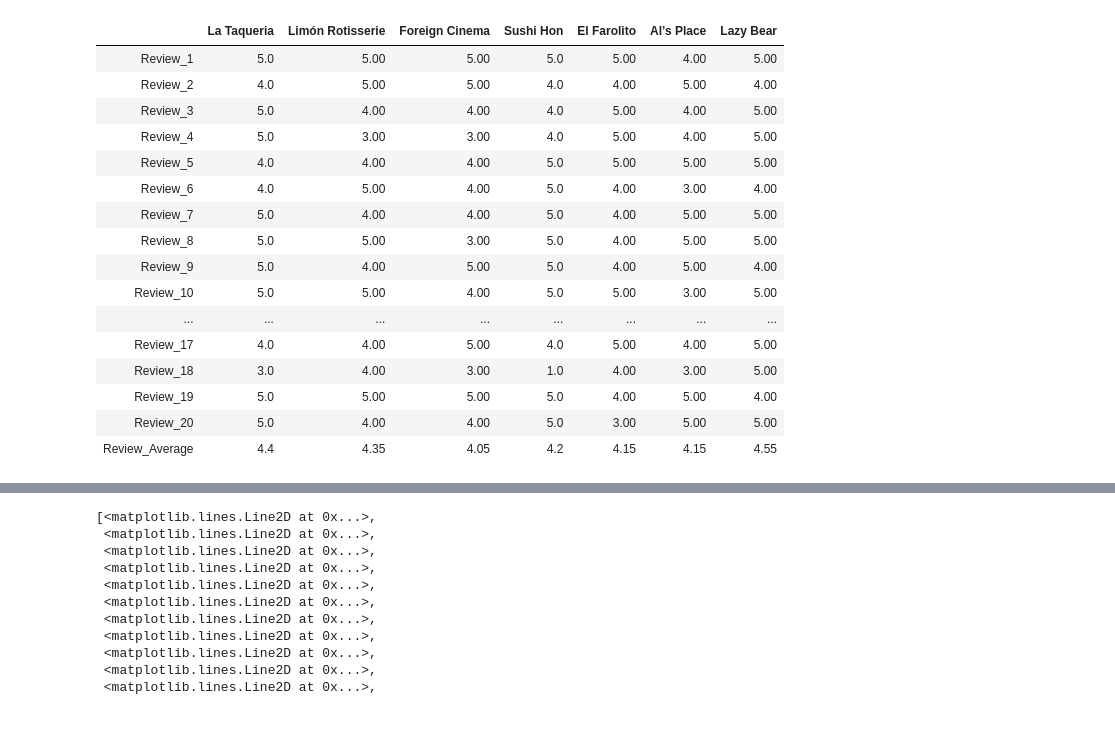
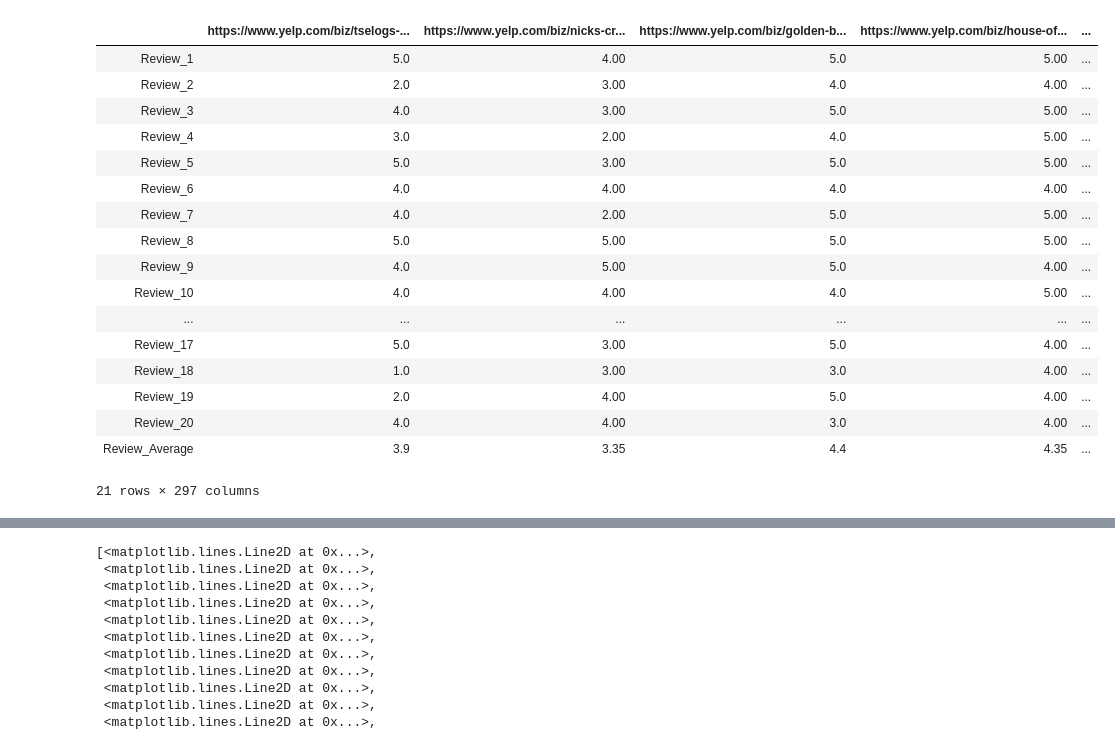
Before and after one commit to kiet415/yelp-project, a Jupyter notebook: yelpScraper.ipynb, the cells around one changed output, grey strips where cells are left out. Drawn from its saved outputs; the diff is of its cells as text; code cells hidden in the pictures.

```diff
--- a/yelpScraper.ipynb
+++ b/yelpScraper.ipynb
@@ -348,25 +424,26 @@ veg_user_ratings_list
 # %%
-reviews_df = pd.DataFrame(non_veg_user_ratings) #Dataframe with review ratings
+reviews_df = pd.DataFrame({k: pd.Series(l) for k, l in non_veg_user_ratings.items()}) #Dataframe with review ratings
 reviews_df.index = ["Review_1", "Review_2","Review_3","Review_4","Review_5","Review_6","Review_7","Review_8","Review_9","Review_10","Review_11","Review_12","Review_13","Review_14","Review_15","Review_16","Review_17","Review_18","Review_19","Review_20","Review_Average"]
 reviews_df
 # %% [output]
-|  | La Taqueria | Limón Rotisserie | Foreign Cinema | Sushi Hon | El Farolito | Al’s Place | Lazy Bear |
-| Review_1 | 5.0 | 5.00 | 5.00 | 5.0 | 5.00 | 4.00 | 5.00 |
-| Review_2 | 4.0 | 5.00 | 5.00 | 4.0 | 4.00 | 5.00 | 4.00 |
-| Review_3 | 5.0 | 4.00 | 4.00 | 4.0 | 5.00 | 4.00 | 5.00 |
-| Review_4 | 5.0 | 3.00 | 3.00 | 4.0 | 5.00 | 4.00 | 5.00 |
-| Review_5 | 4.0 | 4.00 | 4.00 | 5.0 | 5.00 | 5.00 | 5.00 |
-| Review_6 | 4.0 | 5.00 | 4.00 | 5.0 | 4.00 | 3.00 | 4.00 |
-| Review_7 | 5.0 | 4.00 | 4.00 | 5.0 | 4.00 | 5.00 | 5.00 |
-| Review_8 | 5.0 | 5.00 | 3.00 | 5.0 | 4.00 | 5.00 | 5.00 |
-| Review_9 | 5.0 | 4.00 | 5.00 | 5.0 | 4.00 | 5.00 | 4.00 |
-| Review_10 | 5.0 | 5.00 | 4.00 | 5.0 | 5.00 | 3.00 | 5.00 |
-| ... | ... | ... | ... | ... | ... | ... | ... |
-| Review_17 | 4.0 | 4.00 | 5.00 | 4.0 | 5.00 | 4.00 | 5.00 |
-| Review_18 | 3.0 | 4.00 | 3.00 | 1.0 | 4.00 | 3.00 | 5.00 |
-| Review_19 | 5.0 | 5.00 | 5.00 | 5.0 | 4.00 | 5.00 | 4.00 |
-| Review_20 | 5.0 | 4.00 | 4.00 | 5.0 | 3.00 | 5.00 | 5.00 |
-| Review_Average | 4.4 | 4.35 | 4.05 | 4.2 | 4.15 | 4.15 | 4.55 |
+|  | https://www.yelp.com/biz/tselogs-... | https://www.yelp.com/biz/nicks-cr... | https://www.yelp.com/biz/golden-b... | https://www.yelp.com/biz/house-of... | ... |
+| Review_1 | 5.0 | 4.00 | 5.0 | 5.00 | ... |
+| Review_2 | 2.0 | 3.00 | 4.0 | 4.00 | ... |
+| Review_3 | 4.0 | 3.00 | 5.0 | 5.00 | ... |
+| Review_4 | 3.0 | 2.00 | 4.0 | 5.00 | ... |
+| Review_5 | 5.0 | 3.00 | 5.0 | 5.00 | ... |
+| Review_6 | 4.0 | 4.00 | 4.0 | 4.00 | ... |
+| Review_7 | 4.0 | 2.00 | 5.0 | 5.00 | ... |
+| Review_8 | 5.0 | 5.00 | 5.0 | 5.00 | ... |
+| Review_9 | 4.0 | 5.00 | 5.0 | 4.00 | ... |
+| Review_10 | 4.0 | 4.00 | 4.0 | 5.00 | ... |
+| ... | ... | ... | ... | ... | ... |
+| Review_17 | 5.0 | 3.00 | 5.0 | 4.00 | ... |
+| Review_18 | 1.0 | 3.00 | 3.0 | 4.00 | ... |
+| Review_19 | 2.0 | 4.00 | 5.0 | 4.00 | ... |
+| Review_20 | 4.0 | 4.00 | 3.0 | 4.00 | ... |
+| Review_Average | 3.9 | 3.35 | 4.4 | 4.35 | ... |
+21 rows × 297 columns
 # %%
 veg_user_ratings
 # %% [output]
```
Also changed, not shown: parts of 37 cells of this notebook, 2 other files.
